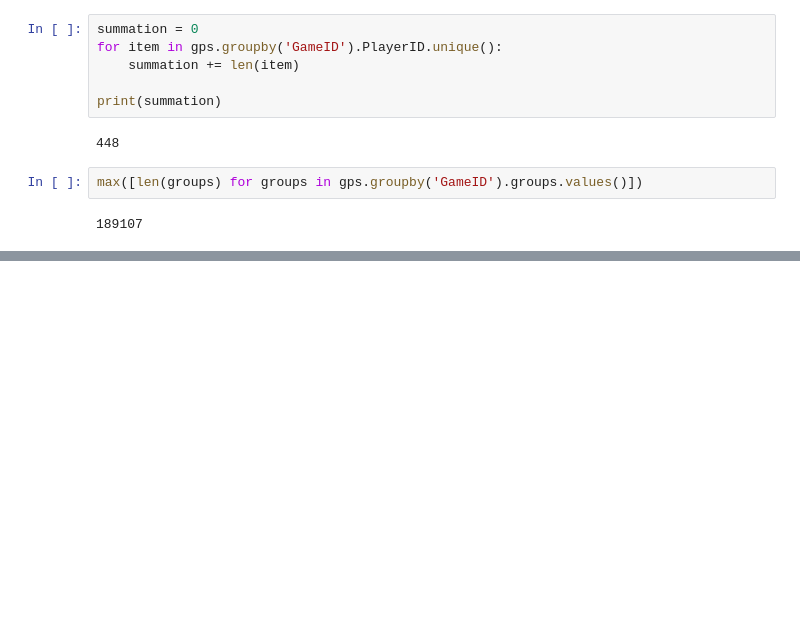
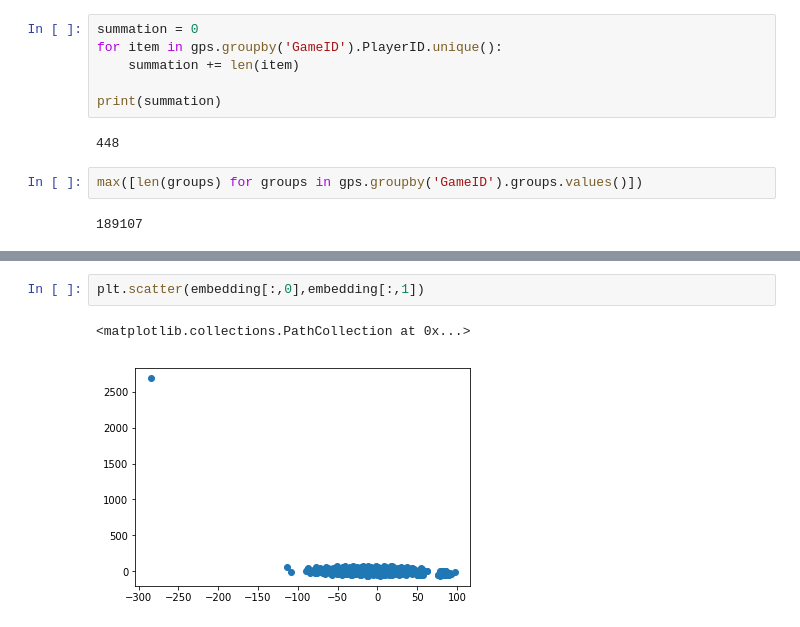
Before and after one commit to Wangzzzzzzzz/DataFest-2019, a Jupyter notebook: datafest_2019.ipynb, the cells around one changed output, grey strips where cells are left out. Cells and saved outputs as stored; diff of their text form; blank space fills up the shorter version.

```diff
--- a/datafest_2019.ipynb
+++ b/datafest_2019.ipynb
@@ -48,0 +90,5 @@ tsne_mat = np.zeros((448,189107))
+# %%
+plt.scatter(embedding[:,0],embedding[:,1])
+# %% [output]
+<matplotlib.collections.PathCollection at 0x...>
+[figure, added]
```
Also changed, not shown: parts of 7 cells of this notebook.
